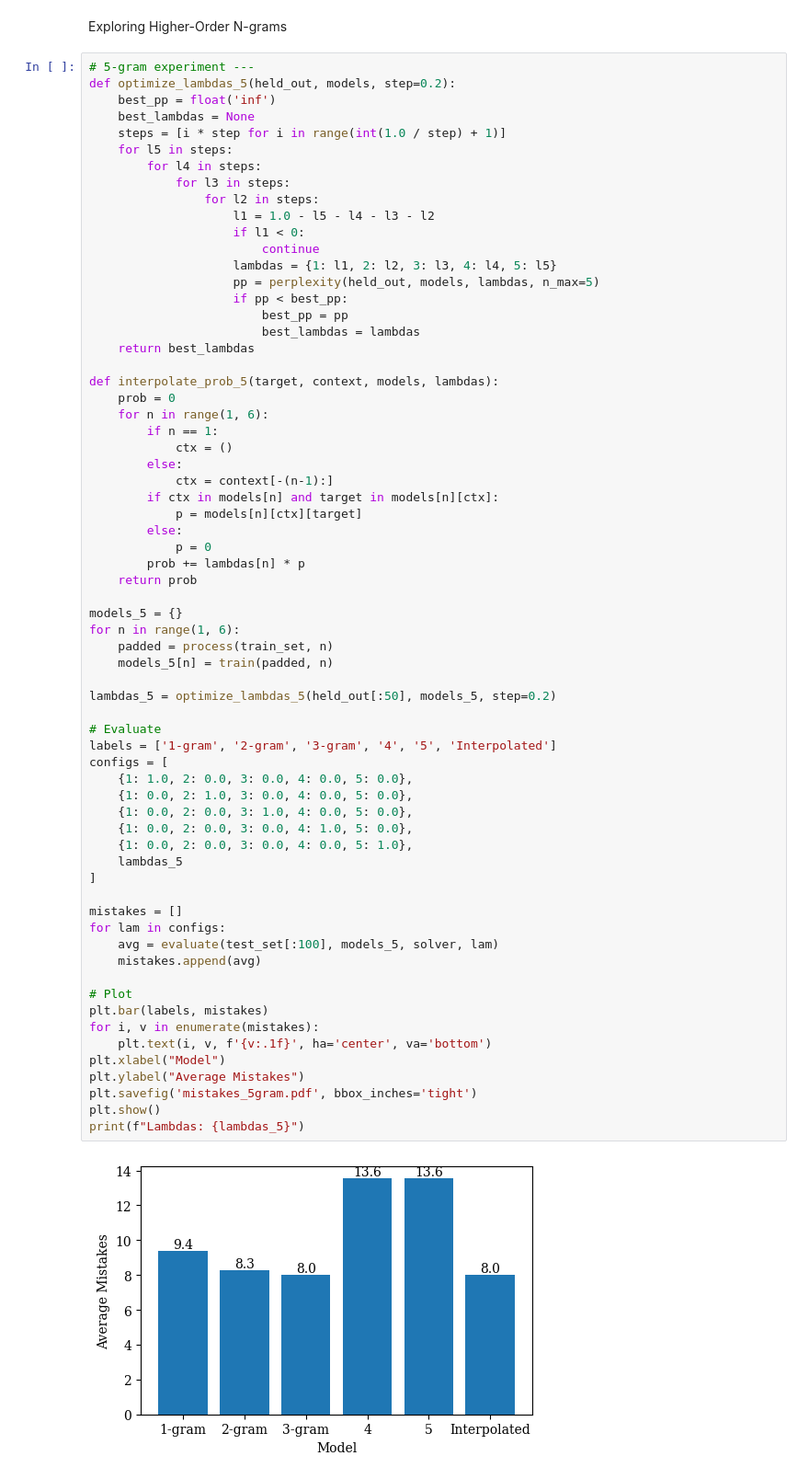
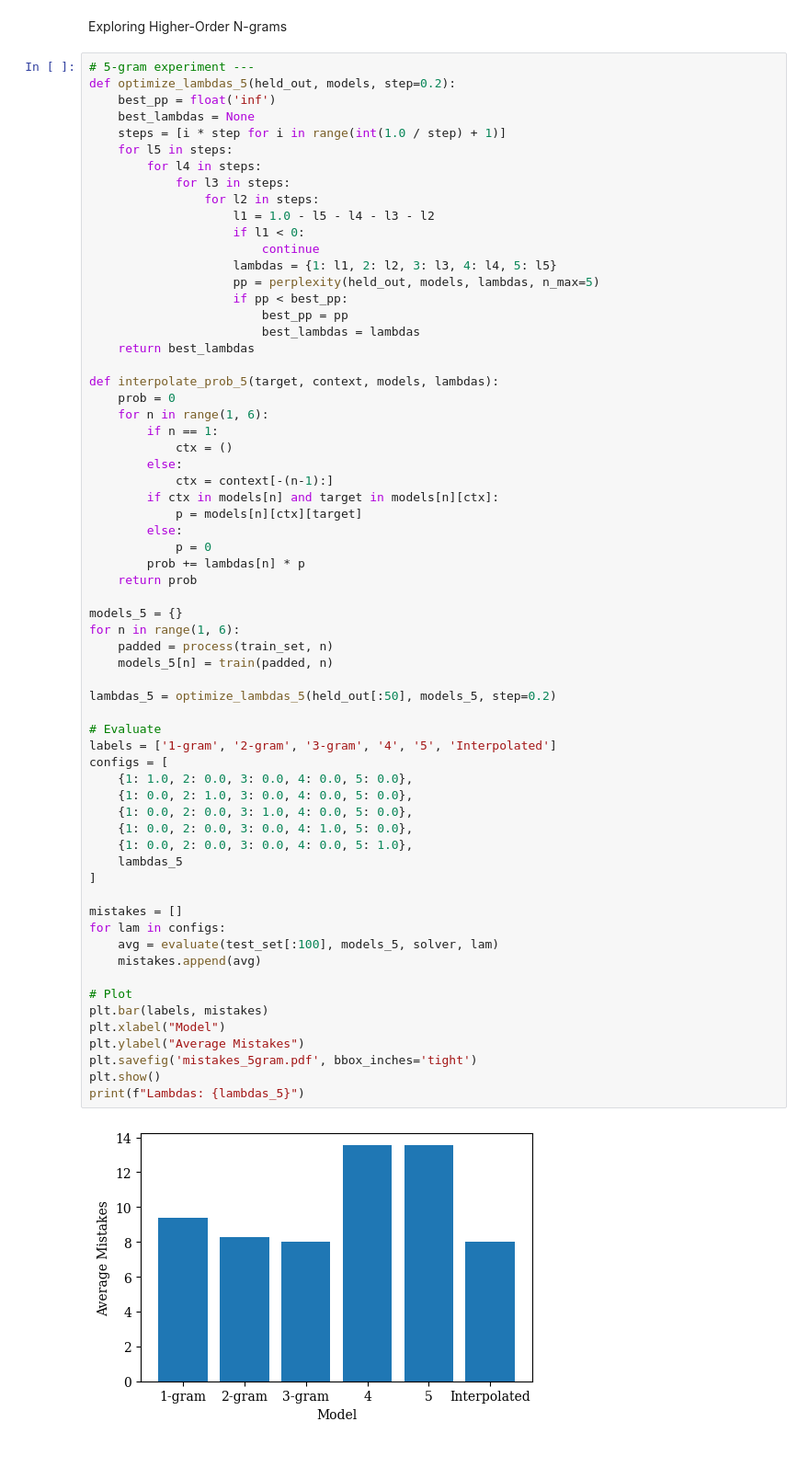
Before and after one commit to mindphil/mml, a Jupyter notebook: hangman/experiments.ipynb, the cells around one changed output. Shown at 92% size. Cells and saved outputs as stored; diff of their text form.

Commit message:
fixed inconsistency with 5gram mistakes plot

```diff
--- a/hangman/experiments.ipynb
+++ b/hangman/experiments.ipynb
@@ -563,34 +563,32 @@ models_5 = {}
 for n in range(1, 6):
     padded = process(train_set, n)
     models_5[n] = train(padded, n)
 
 lambdas_5 = optimize_lambdas_5(held_out[:50], models_5, step=0.2)
 
 # Evaluate
 labels = ['1-gram', '2-gram', '3-gram', '4', '5', 'Interpolated']
 configs = [
     {1: 1.0, 2: 0.0, 3: 0.0, 4: 0.0, 5: 0.0},
     {1: 0.0, 2: 1.0, 3: 0.0, 4: 0.0, 5: 0.0},
     {1: 0.0, 2: 0.0, 3: 1.0, 4: 0.0, 5: 0.0},
     {1: 0.0, 2: 0.0, 3: 0.0, 4: 1.0, 5: 0.0},
     {1: 0.0, 2: 0.0, 3: 0.0, 4: 0.0, 5: 1.0},
     lambdas_5
 ]
 
 mistakes = []
 for lam in configs:
     avg = evaluate(test_set[:100], models_5, solver, lam)
     mistakes.append(avg)
 
 # Plot
 plt.bar(labels, mistakes)
-for i, v in enumerate(mistakes):
-    plt.text(i, v, f'{v:.1f}', ha='center', va='bottom')
 plt.xlabel("Model")
 plt.ylabel("Average Mistakes")
 plt.savefig('mistakes_5gram.pdf', bbox_inches='tight')
 plt.show()
 print(f"Lambdas: {lambdas_5}")
 # %% [output]
-[figure, old version]
+[figure, new version]
 Lambdas: {1: 0.0, 2: 0.0, 3: 1.0, 4: 0.0, 5: 0.0}
```
Also changed, not shown: 2 other files.
